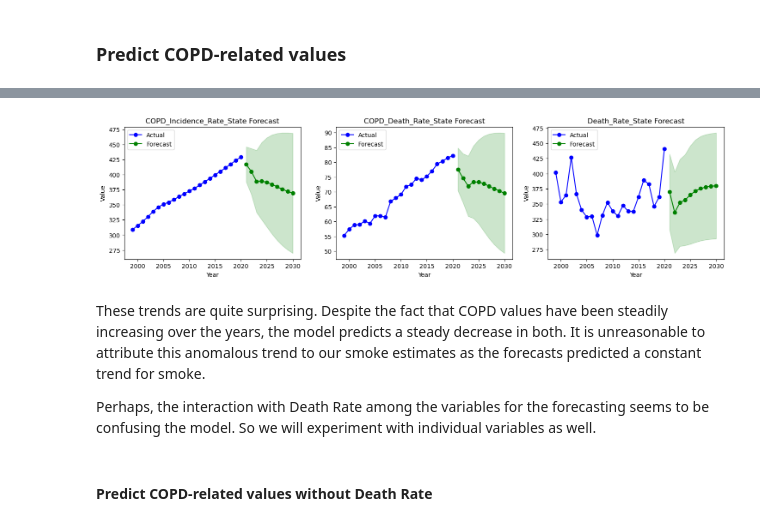
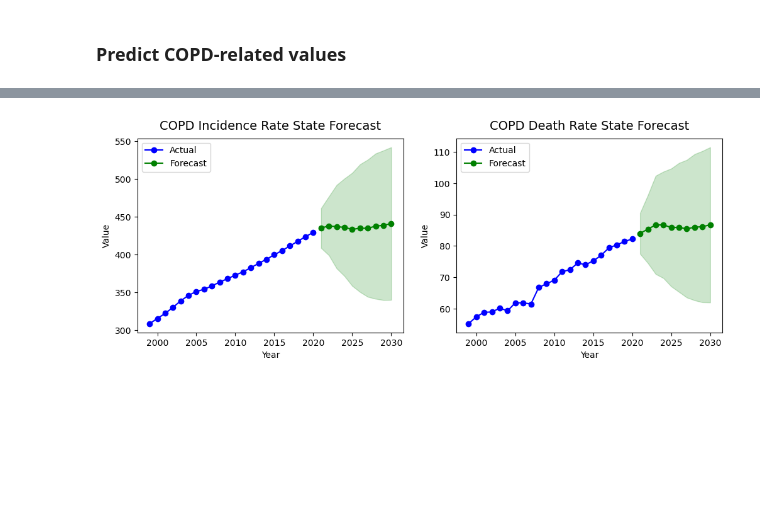
Before and after one commit to himanshunaidu/data512_project, a Jupyter notebook: wildfire_healthcare_data_analysis.ipynb, the cells around one changed output, grey strips where cells are left out. Cells and saved outputs as stored; diff of their text form; code cells hidden in the pictures; blank space fills up the shorter version.

```diff
--- a/wildfire_healthcare_data_analysis.ipynb
+++ b/wildfire_healthcare_data_analysis.ipynb
@@ -428,7 +450,7 @@ smoke_asthma_related_df.head(2)
 | 0 | 1999 | 27.668611 | 1999 | 946.534152 | 1.745294 | ... |
 | 1 | 2000 | 61.533159 | 2000 | 946.980314 | 1.595262 | ... |
 # %%
-asthma_endog_cols = ['Asthma_Incidence_Rate_State', 'Asthma_Death_Rate_State', 'Death_Rate_State']
+asthma_endog_cols = ['Asthma_Incidence_Rate_State', 'Asthma_Death_Rate_State']
 # %%
 # Get Best Parameters for Asthma
 asthma_best_order = grid_search_VARMAX(data = smoke_asthma_related_df, endog_cols = asthma_endog_cols)
@@ -463,8 +485,8 @@ with warnings.catch_warnings():
                               forecast_steps = FORECAST_STEPS, forecast_exog=forecasted_smoke_estimates_df)
 # %%
 # Plot each forecasted variable of asthma with confidence intervals, in subplots
-fig, ax = plt.subplots(nrows=1, ncols=3)
-fig.set_size_inches(18, 4)
+fig, ax = plt.subplots(nrows=1, ncols=2)
+fig.set_size_inches(12, 4)
 for index, col in enumerate(asthma_endog_cols):
     ax[index].plot(smoke_asthma_related_df['Year'], smoke_asthma_related_df[col], marker='o', color='b')
     ax[index].plot(forecasted_smoke_estimates_df['Year'], asthma_forecast_df[col], marker='o', color='g')
@@ -473,6 +495,6 @@ for index, col in enumerate(asthma_endog_cols):
                             asthma_forecast_df[f'upper {col}'], color='g', alpha=0.2)
     ax[index].set_xlabel('Year')
     ax[index].set_ylabel('Value')
-    ax[index].set_title(f'{col} Forecast')
+    ax[index].set_title(f'{' '.join(col.split('_'))} Forecast', fontsize=14, pad=10)
     ax[index].legend(['Actual', 'Forecast'])
 # %% [output]
@@ -492,7 +514,7 @@ smoke_copd_related_df.head(2)
 | 0 | 1999 | 27.668611 | 1999 | 308.690479 | 55.230256 | ... |
 | 1 | 2000 | 61.533159 | 2000 | 315.439128 | 57.397441 | ... |
 # %%
-copd_endog_cols = ['COPD_Incidence_Rate_State', 'COPD_Death_Rate_State', 'Death_Rate_State']
+copd_endog_cols = ['COPD_Incidence_Rate_State', 'COPD_Death_Rate_State']
 # %%
 copd_best_order = grid_search_VARMAX(data = smoke_copd_related_df, endog_cols = copd_endog_cols)
 # %% [output]
@@ -524,23 +546,17 @@ with warnings.catch_warnings():
                               forecast_steps = FORECAST_STEPS, forecast_exog=forecasted_smoke_estimates_df)
 # %%
 # Plot each forecasted variable of asthma with confidence intervals, in subplots
-fig, ax = plt.subplots(nrows=1, ncols=3)
-fig.set_size_inches(18, 4)
+fig, ax = plt.subplots(nrows=1, ncols=2)
+fig.set_size_inches(12, 4)
 for index, col in enumerate(copd_endog_cols):
     ax[index].plot(smoke_copd_related_df['Year'], smoke_copd_related_df[col], marker='o', color='b')
     ax[index].plot(forecasted_smoke_estimates_df['Year'], copd_forecast_df[col], marker='o', color='g')
     ax[index].fill_between(forecasted_smoke_estimates_df['Year'],
                             copd_forecast_df[f'lower {col}'],
                             copd_forecast_df[f'upper {col}'], color='g', alpha=0.2)
     ax[index].set_xlabel('Year')
     ax[index].set_ylabel('Value')
-    ax[index].set_title(f'{col} Forecast')
+    ax[index].set_title(f'{' '.join(col.split('_'))} Forecast', fontsize=14, pad=10)
     ax[index].legend(['Actual', 'Forecast'])
 # %% [output]
-[figure, old version]
+[figure, new version]
-# %% [markdown]
-These trends are quite surprising. Despite the fact that COPD values have been steadily increasing over the years, the model predicts a steady decrease in both. It is unreasonable to attribute this anomalous trend to our smoke estimates as the forecasts predicted a constant trend for smoke.
-
-Perhaps, the interaction with Death Rate among the variables for the forecasting seems to be confusing the model. So we will experiment with individual variables as well.
-# %% [markdown]
-#### Predict COPD-related values without Death Rate
```
Also changed, not shown: parts of 18 cells of this notebook, 2 other files.
